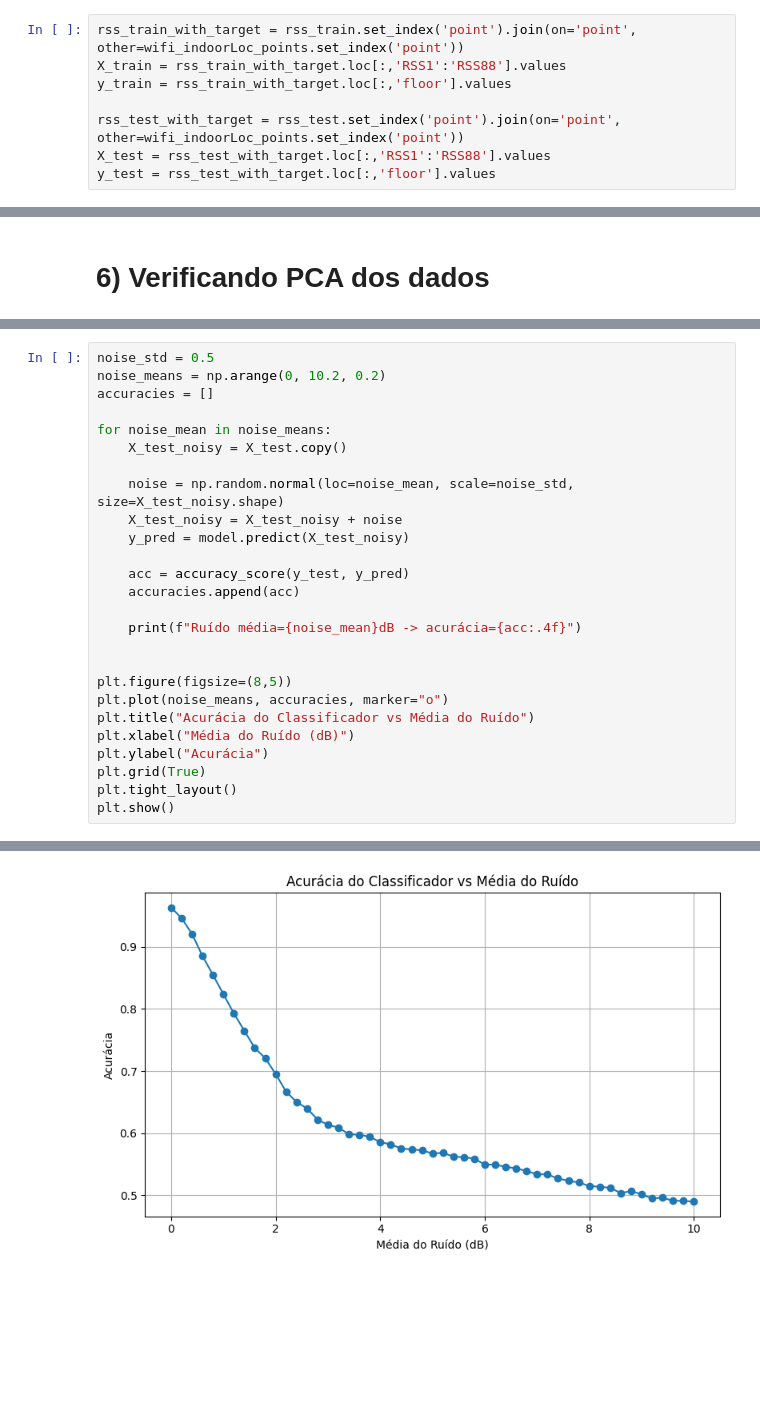
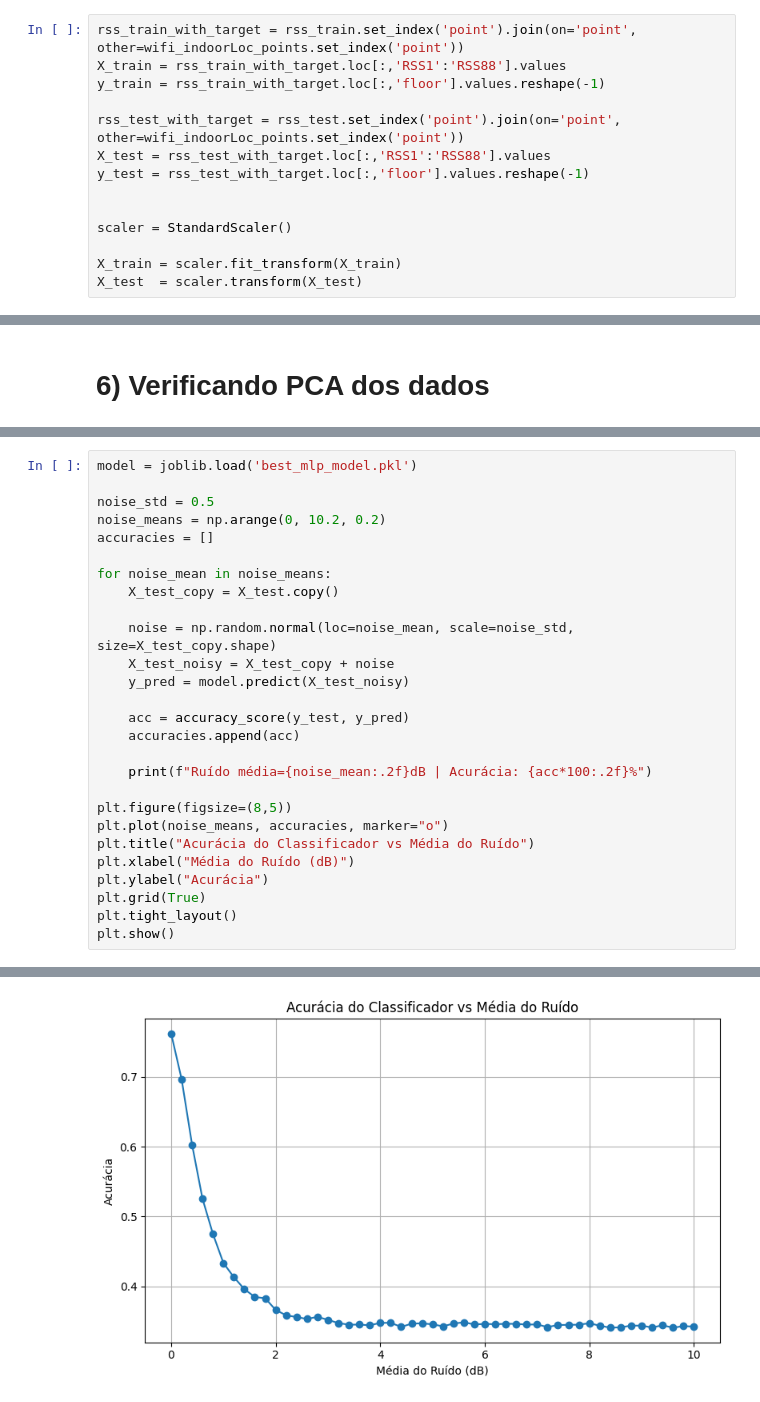
Before and after one commit to gddeazevedo/rf_indoor_positioning_classification, a Jupyter notebook: main.ipynb, the cells around one changed output, grey strips where cells are left out. Cells and saved outputs as stored; diff of their text form; blank space fills up the shorter version.

```diff
--- a/main.ipynb
+++ b/main.ipynb
@@ -121,11 +123,17 @@ plt.show()
 # %%
 rss_train_with_target = rss_train.set_index('point').join(on='point', other=wifi_indoorLoc_points.set_index('point'))
 X_train = rss_train_with_target.loc[:,'RSS1':'RSS88'].values
-y_train = rss_train_with_target.loc[:,'floor'].values
+y_train = rss_train_with_target.loc[:,'floor'].values.reshape(-1)
 
 rss_test_with_target = rss_test.set_index('point').join(on='point', other=wifi_indoorLoc_points.set_index('point'))
 X_test = rss_test_with_target.loc[:,'RSS1':'RSS88'].values
-y_test = rss_test_with_target.loc[:,'floor'].values
+y_test = rss_test_with_target.loc[:,'floor'].values.reshape(-1)
+
+
+scaler = StandardScaler()
+
+X_train = scaler.fit_transform(X_train)
+X_test  = scaler.transform(X_test)
 # %% [markdown]
 # 5) Funções para plotar PCA e Matriz de Confusão
 # %%
@@ -273,22 +293,23 @@ Matriz de Confusão:
 
 ### Adicionando ruído lognormal ao conjunto de teste com desvio padrão 0.5 e médias de 0dB a 10dB
 # %%
+model = joblib.load('best_mlp_model.pkl')
+
 noise_std = 0.5
 noise_means = np.arange(0, 10.2, 0.2)
 accuracies = []
 
 for noise_mean in noise_means:
-    X_test_noisy = X_test.copy()
+    X_test_copy = X_test.copy()
 
-    noise = np.random.normal(loc=noise_mean, scale=noise_std, size=X_test_noisy.shape)
-    X_test_noisy = X_test_noisy + noise
+    noise = np.random.normal(loc=noise_mean, scale=noise_std, size=X_test_copy.shape)
+    X_test_noisy = X_test_copy + noise
     y_pred = model.predict(X_test_noisy)
 
     acc = accuracy_score(y_test, y_pred)
     accuracies.append(acc)
 
-    print(f"Ruído média={noise_mean}dB -> acurácia={acc:.4f}")
-
+    print(f"Ruído média={noise_mean:.2f}dB | Acurácia: {acc*100:.2f}%")
 
 plt.figure(figsize=(8,5))
 plt.plot(noise_means, accuracies, marker="o")
@@ -319 +340 @@ Ruído média=10.0dB -> acurácia=0.4895
-[figure, old version]
+[figure, new version]
```
Also changed, not shown: parts of 13 cells of this notebook, 6 other files.
